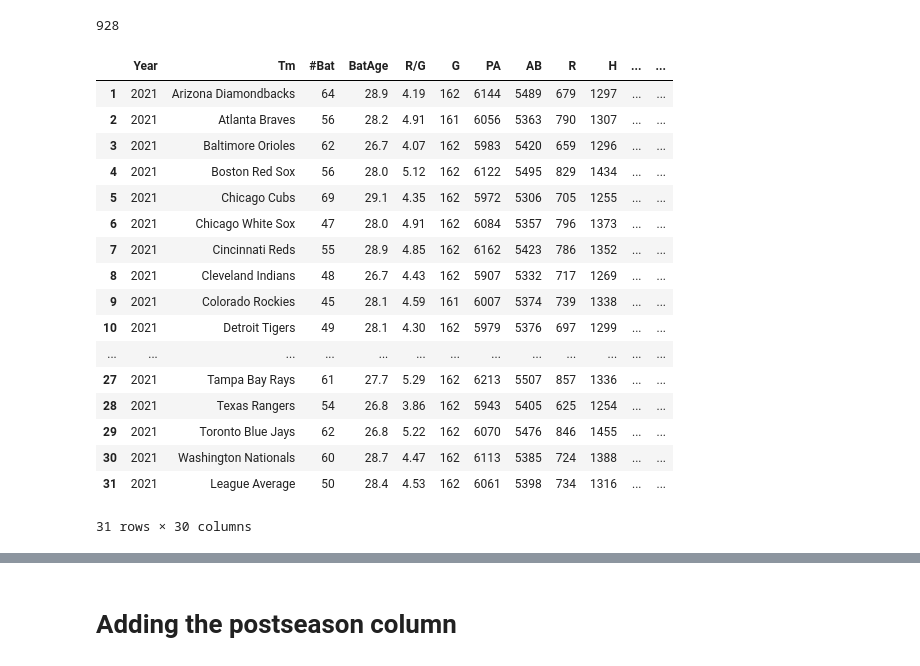
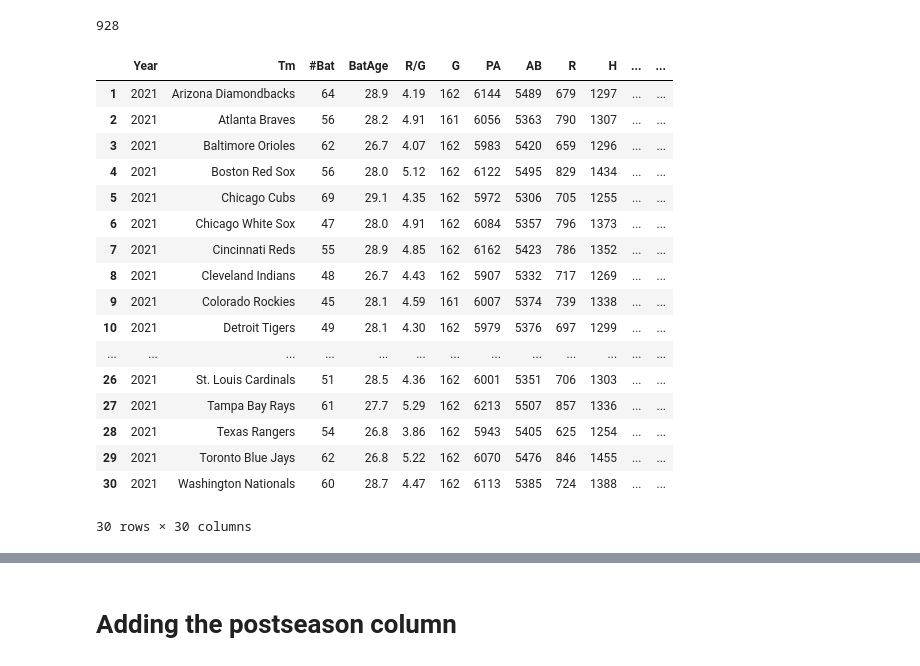
Before and after one commit to the-data-science-union/DSU-S2022-MLB, a Jupyter notebook: Code and Work/Hitting/Standard Batting/WebScrappingStandardBatting.ipynb, the cells around one changed output, grey strips where cells are left out. Cells and saved outputs as stored; diff of their text form; code cells hidden in the pictures.

```diff
--- a/Code and Work/Hitting/Standard Batting/WebScrappingStandardBatting.ipynb
+++ b/Code and Work/Hitting/Standard Batting/WebScrappingStandardBatting.ipynb
@@ -181,34 +105,35 @@ len(hit_table)
 # %%
 hit_table = hit_table.reshape([32, 29])
 
 #Generate Data Frame:
 hitData = pd.DataFrame(hit_table, columns = headings)
 hitData = hitData.drop(0, axis = 0)
 
 hitData['Year'] = 2021
 
 hitData = hitData.reindex(columns = np.append('Year', headings))
+hitData = hitData[:-1]
 
 hitData
 # %% [output]
 |  | Year | Tm | #Bat | BatAge | R/G | G | PA | AB | R | H | ... | ... |
 | 1 | 2021 | Arizona Diamondbacks | 64 | 28.9 | 4.19 | 162 | 6144 | 5489 | 679 | 1297 | ... | ... |
 | 2 | 2021 | Atlanta Braves | 56 | 28.2 | 4.91 | 161 | 6056 | 5363 | 790 | 1307 | ... | ... |
 | 3 | 2021 | Baltimore Orioles | 62 | 26.7 | 4.07 | 162 | 5983 | 5420 | 659 | 1296 | ... | ... |
 | 4 | 2021 | Boston Red Sox | 56 | 28.0 | 5.12 | 162 | 6122 | 5495 | 829 | 1434 | ... | ... |
 | 5 | 2021 | Chicago Cubs | 69 | 29.1 | 4.35 | 162 | 5972 | 5306 | 705 | 1255 | ... | ... |
 | 6 | 2021 | Chicago White Sox | 47 | 28.0 | 4.91 | 162 | 6084 | 5357 | 796 | 1373 | ... | ... |
 | 7 | 2021 | Cincinnati Reds | 55 | 28.9 | 4.85 | 162 | 6162 | 5423 | 786 | 1352 | ... | ... |
 | 8 | 2021 | Cleveland Indians | 48 | 26.7 | 4.43 | 162 | 5907 | 5332 | 717 | 1269 | ... | ... |
 | 9 | 2021 | Colorado Rockies | 45 | 28.1 | 4.59 | 161 | 6007 | 5374 | 739 | 1338 | ... | ... |
 | 10 | 2021 | Detroit Tigers | 49 | 28.1 | 4.30 | 162 | 5979 | 5376 | 697 | 1299 | ... | ... |
 | ... | ... | ... | ... | ... | ... | ... | ... | ... | ... | ... | ... | ... |
+| 26 | 2021 | St. Louis Cardinals | 51 | 28.5 | 4.36 | 162 | 6001 | 5351 | 706 | 1303 | ... | ... |
 | 27 | 2021 | Tampa Bay Rays | 61 | 27.7 | 5.29 | 162 | 6213 | 5507 | 857 | 1336 | ... | ... |
 | 28 | 2021 | Texas Rangers | 54 | 26.8 | 3.86 | 162 | 5943 | 5405 | 625 | 1254 | ... | ... |
 | 29 | 2021 | Toronto Blue Jays | 62 | 26.8 | 5.22 | 162 | 6070 | 5476 | 846 | 1455 | ... | ... |
 | 30 | 2021 | Washington Nationals | 60 | 28.7 | 4.47 | 162 | 6113 | 5385 | 724 | 1388 | ... | ... |
-| 31 | 2021 | League Average | 50 | 28.4 | 4.53 | 162 | 6061 | 5398 | 734 | 1316 | ... | ... |
-31 rows × 30 columns
+30 rows × 30 columns
 # %%
 def standardbattingwithyear(year):
   standard_request = requests.get(f"https://www.baseball-reference.com/leagues/majors/{year}-standard-batting.shtml")
```
Also changed, not shown: parts of 14 cells of this notebook, 1 other file.
